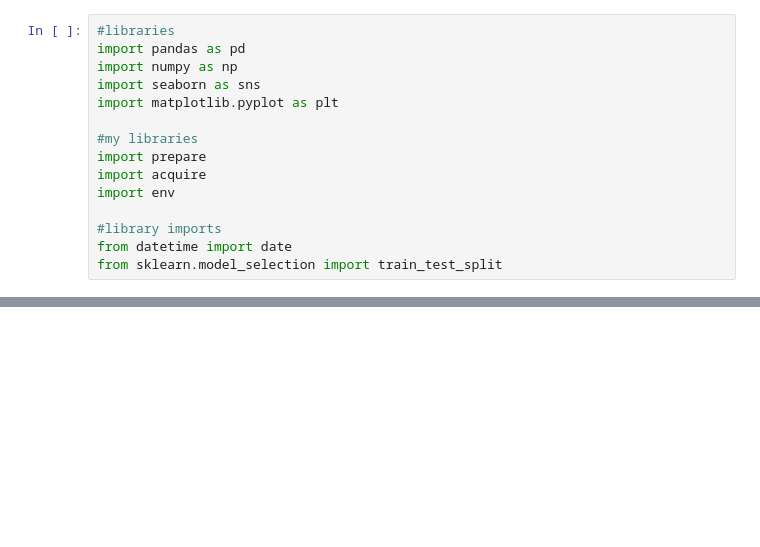
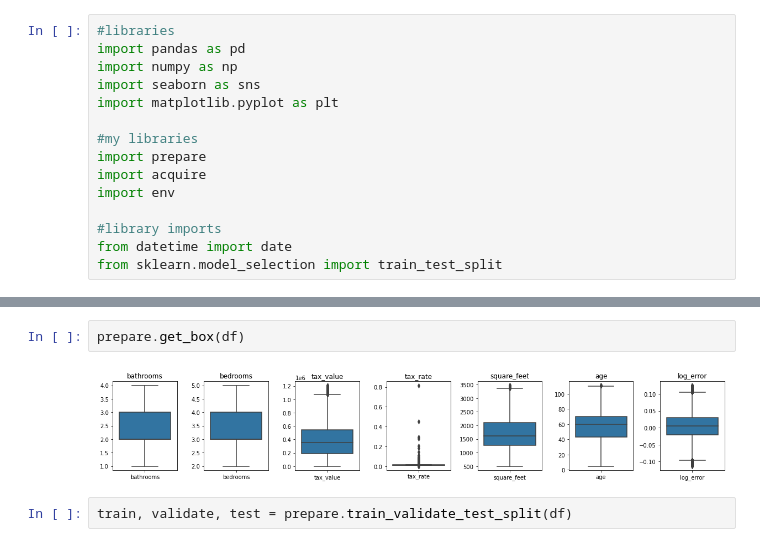
Before and after one commit to hrodjr/zestimate_error_drivers_project, a Jupyter notebook: scratch_notebook.ipynb, the cells around one changed output, grey strips where cells are left out. Cells and saved outputs as stored; diff of their text form; blank space fills up the shorter version.

```diff
--- a/scratch_notebook.ipynb
+++ b/scratch_notebook.ipynb
@@ -44,0 +88,6 @@ df.head(2)
+# %%
+prepare.get_box(df)
+# %% [output]
+[figure, added]
+# %%
+train, validate, test = prepare.train_validate_test_split(df)
```
Also changed, not shown: parts of 8 cells of this notebook, 2 other files.
